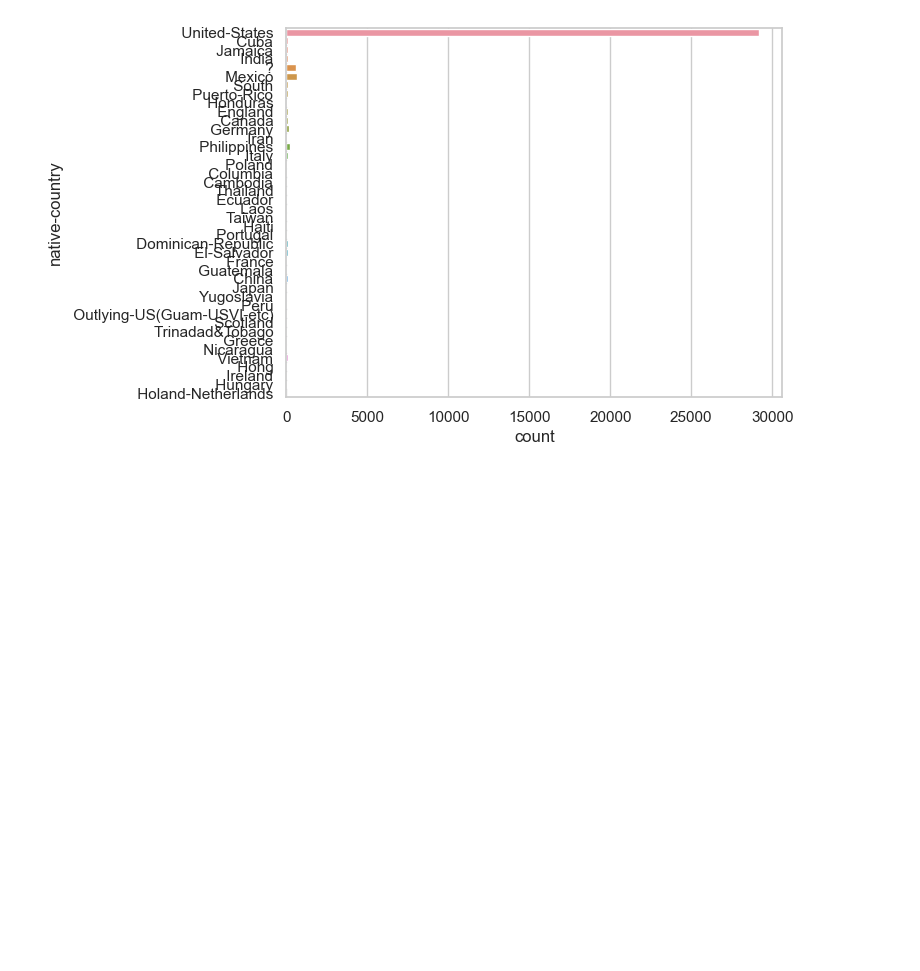
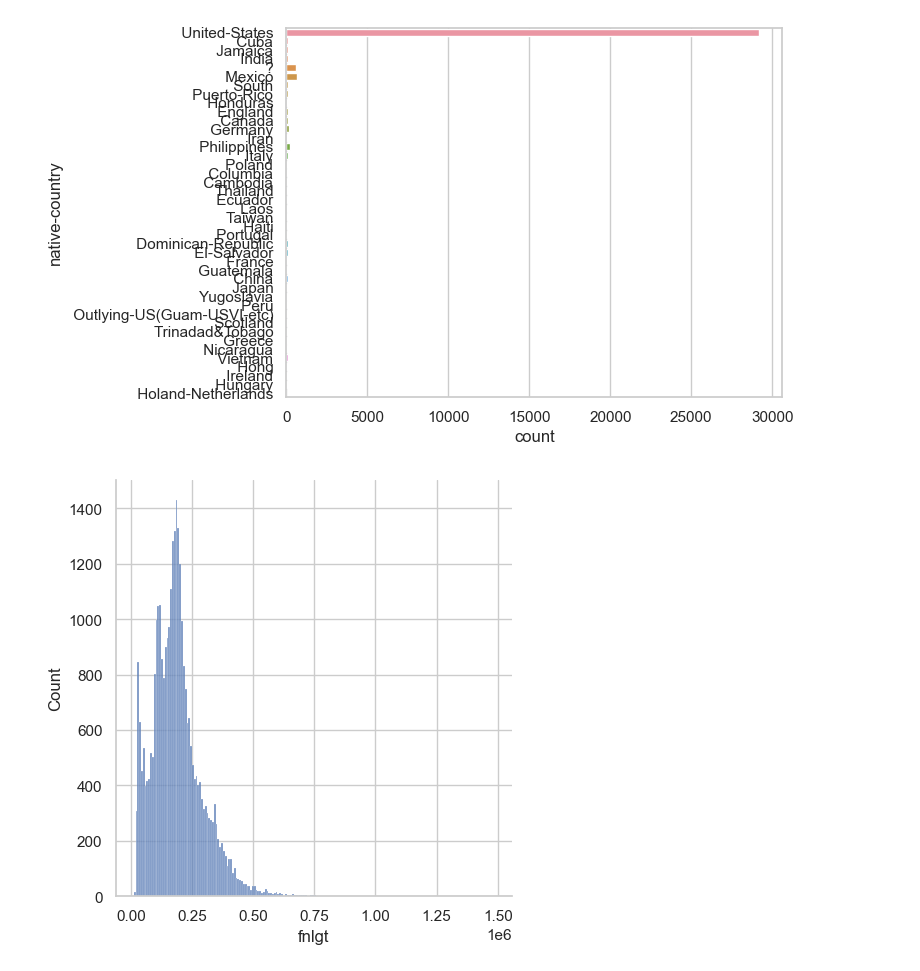
Before and after one commit to bridgecrew-perf6/deploy-ml-pipeline, a Jupyter notebook: notebooks/eda.ipynb, the cells around one changed output. Cells and saved outputs as stored; diff of their text form; code cells hidden in the pictures; blank space fills up the shorter version.

```diff
--- a/notebooks/eda.ipynb
+++ b/notebooks/eda.ipynb
@@ -6,7 +6,9 @@ import matplotlib.pyplot as plt
 import seaborn as sns
 sns.set_theme(style="whitegrid")
 # %%
-df = pd.read_csv("../data/census.csv", na_values='?')
+#df = pd.read_csv("../data/census.csv", na_values='?')
+
+df = pd.read_csv("../data/clean.csv")
 # %%
 df.head()
 # %% [output]
@@ -193,3 +195,7 @@ sns.displot(df['hours-per-week']);
 sns.countplot(y="native-country", data=df);
 # %% [output]
 [figure]
+# %%
+sns.displot(df['fnlgt']);
+# %% [output]
+[figure, added]
```
Also changed, not shown: parts of 1 cell of this notebook.
